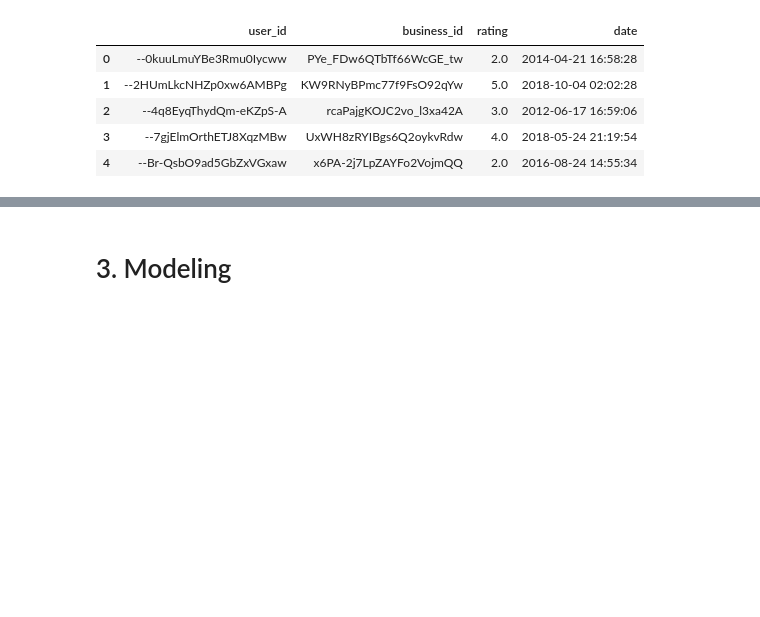
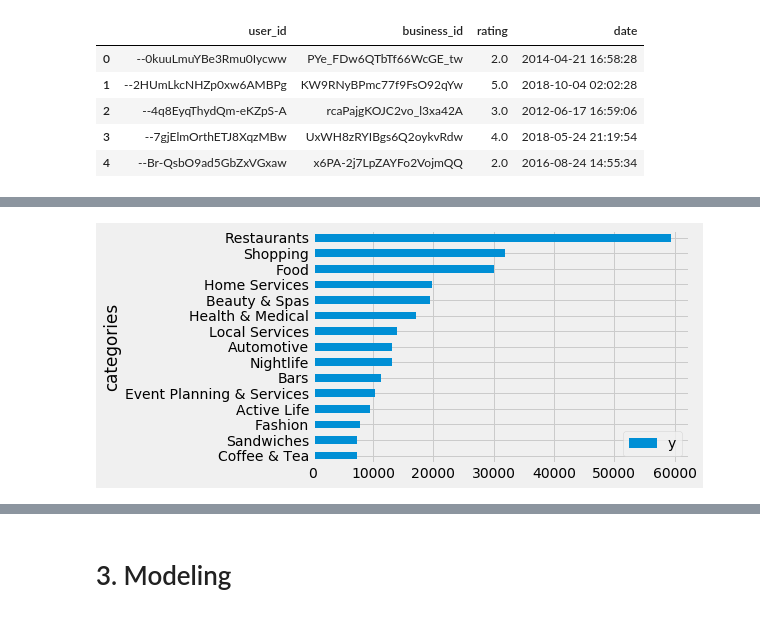
Before and after one commit to thisismeg/personalization-final-project, a Jupyter notebook: final_report.ipynb, the cells around one changed output, grey strips where cells are left out. Saved outputs shown, nothing was run; the diff lists cells and outputs as text; code cells hidden in the pictures; blank space fills up the shorter version.

```diff
--- a/final_report.ipynb
+++ b/final_report.ipynb
@@ -173,0 +195,16 @@ photos = convert_json_to_df(path, 'photo.json', ['photo_id', 'business_id'])
+# %%
+catList = []
+businesses['categories'].fillna(value='',inplace=True)
+businesses['cat'] = businesses['categories'].apply(lambda x: x.split(','))
+catList.extend(businesses['cat'])
+merged = [x.strip() for x in list(itertools.chain(*catList))]
+
+mostCommon = Counter(merged).most_common(15)
+mostCommonKeys = [x for x in list(itertools.chain(*mostCommon)) if type(x) != int]
+mostCommonValues = [x for x in list(itertools.chain(*mostCommon)) if type(x) == int]
+
+df = pd.DataFrame({'y': mostCommonValues, 'categories': mostCommonKeys})
+ax = df.plot.barh(x='categories', y='y')
+ax.invert_yaxis()
+# %% [output]
+[figure, added]
```
Also changed, not shown: parts of 5 cells of this notebook, 1 other file.
